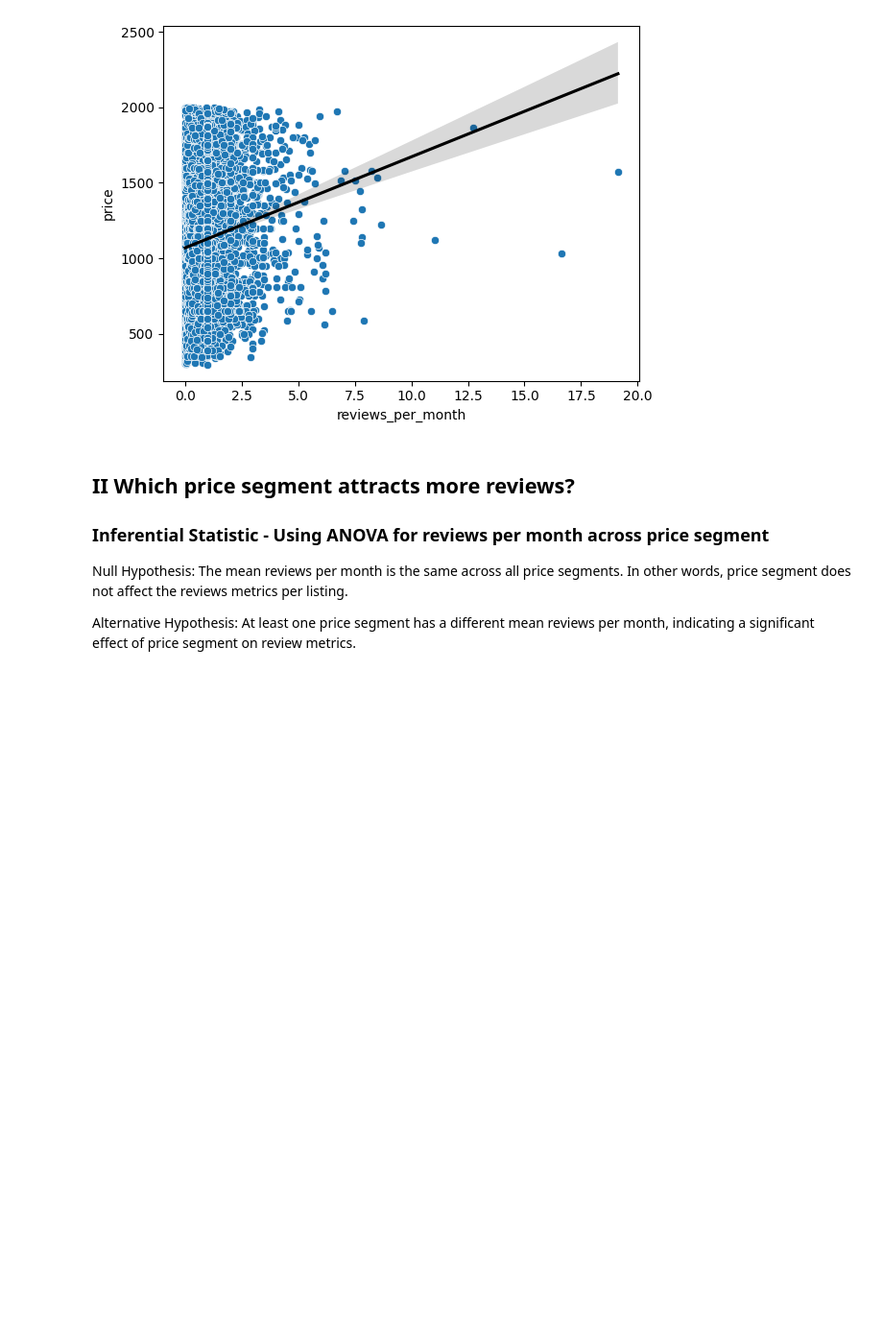
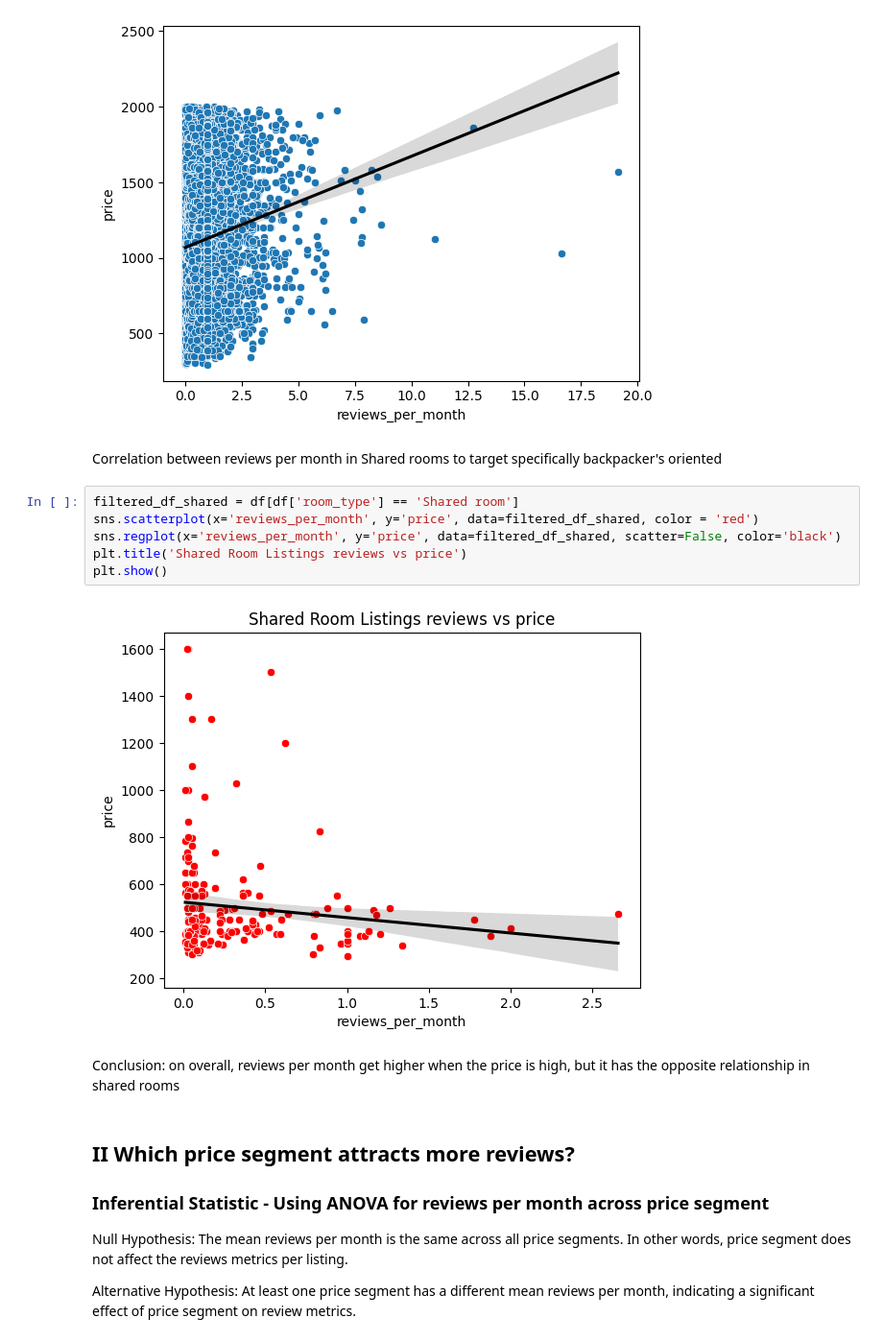
Before and after one commit to YonathanHH/DataAnalysis_BangkokAirBNB_Backpackers, a Jupyter notebook: CapstoneModule2.ipynb, the cells around one changed output. Shown at 96% size. Drawn from its saved outputs; the diff is of its cells as text; blank space fills up the shorter version.

```diff
--- a/CapstoneModule2.ipynb
+++ b/CapstoneModule2.ipynb
@@ -679,6 +696,18 @@ sns.regplot(x='reviews_per_month', y='price', data=df, scatter=False, color='bla
 plt.show()
 # %% [output]
 [figure]
+# %% [markdown]
+Correlation between reviews per month in Shared rooms to target specifically backpacker's oriented
+# %%
+filtered_df_shared = df[df['room_type'] == 'Shared room']
+sns.scatterplot(x='reviews_per_month', y='price', data=filtered_df_shared, color = 'red')
+sns.regplot(x='reviews_per_month', y='price', data=filtered_df_shared, scatter=False, color='black')
+plt.title('Shared Room Listings reviews vs price')
+plt.show()
+# %% [output]
+[figure, added]
+# %% [markdown]
+Conclusion: on overall, reviews per month get higher when the price is high, but it has the opposite relationship in shared rooms
 # %% [markdown]
 ## II Which price segment attracts more reviews?
 ### Inferential Statistic - Using ANOVA for reviews per month across price segment
```
Also changed, not shown: parts of 9 cells of this notebook, 1 other file.
